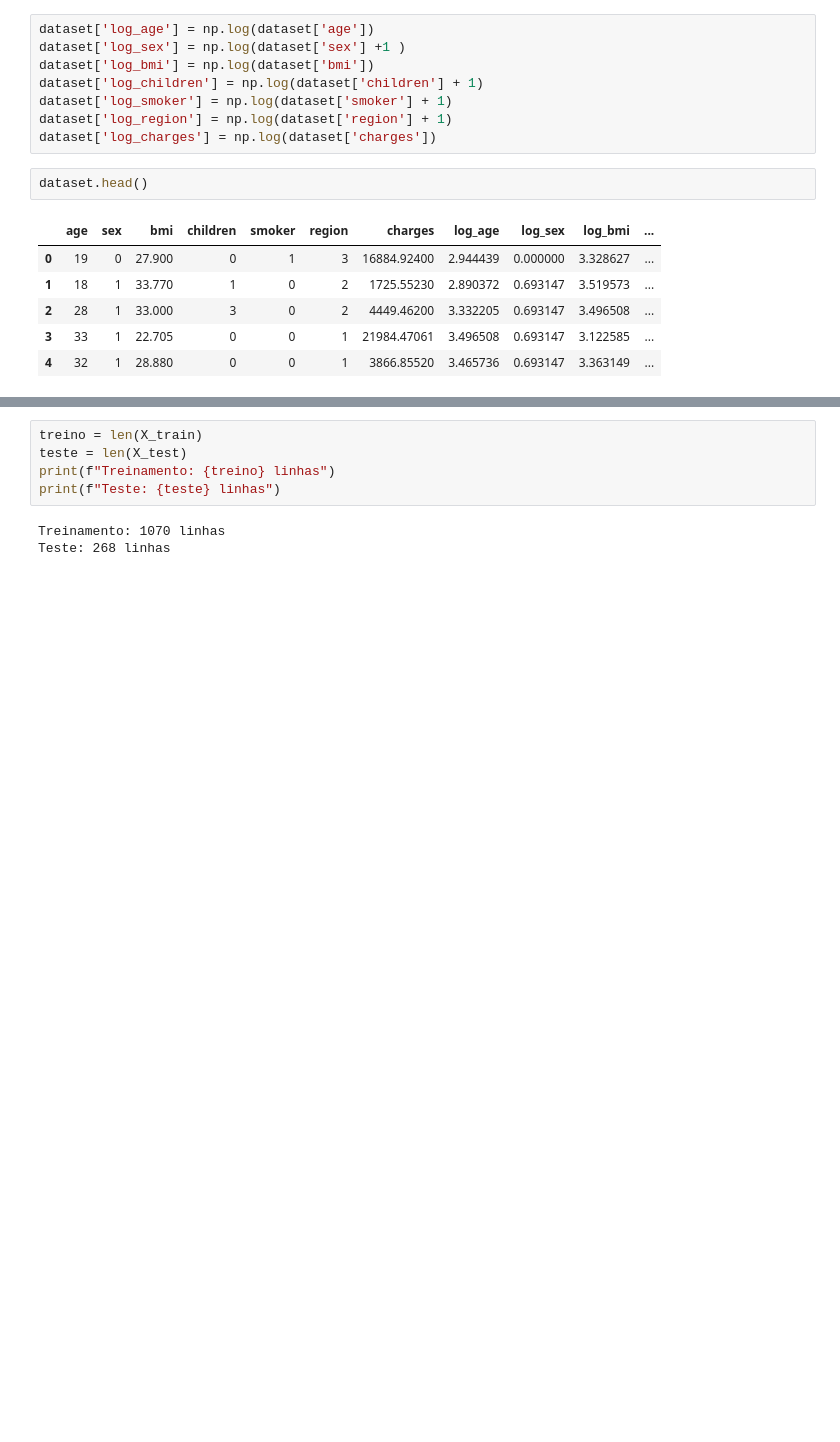
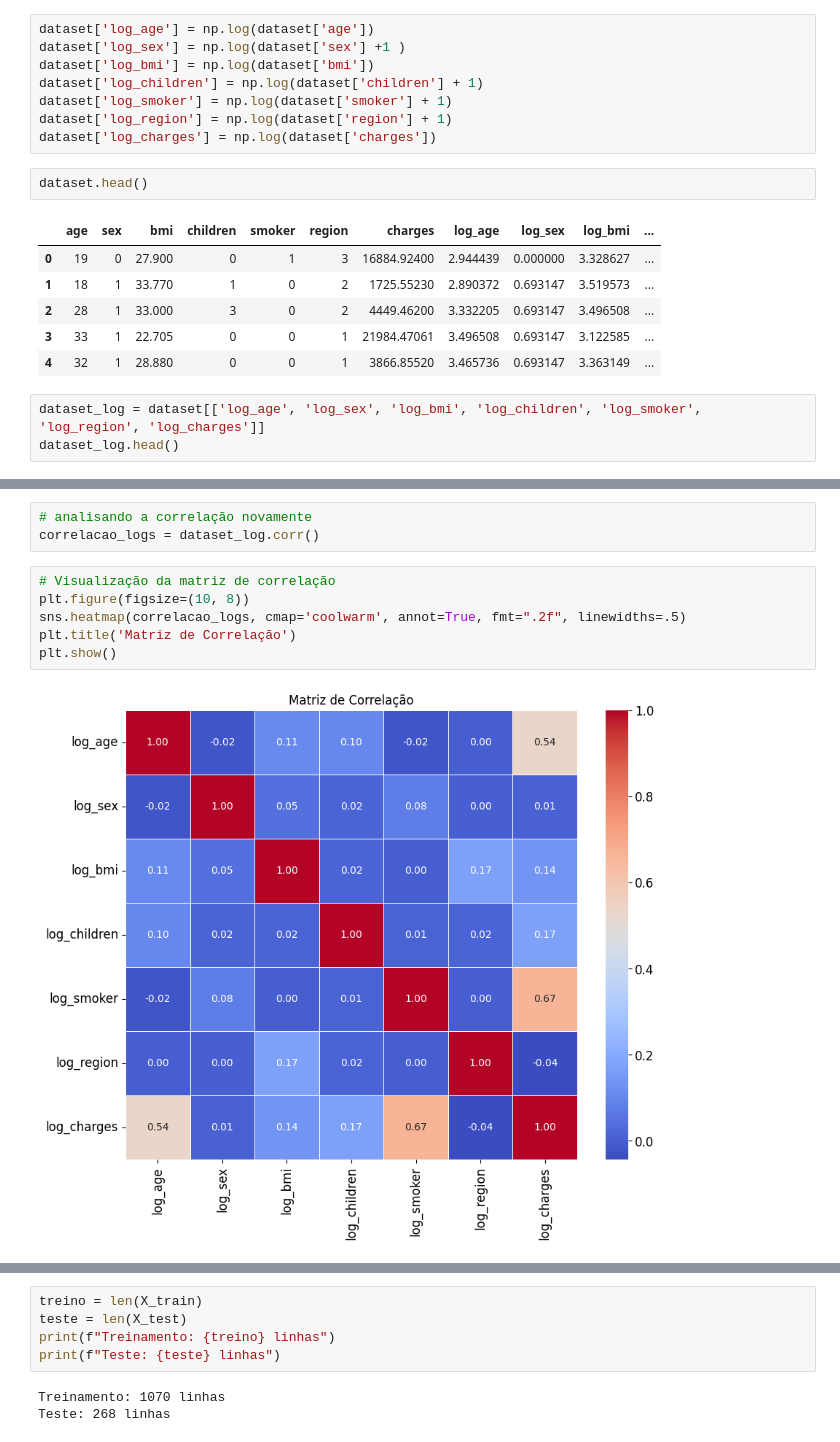
Before and after one commit to biancaalvesb/FIAP_POS_IA_ML, a Jupyter notebook: regressao_tech_challenge_1.ipynb, the cells around one changed output, grey strips where cells are left out. Cells and saved outputs as stored; diff of their text form; blank space fills up the shorter version.

```diff
--- a/regressao_tech_challenge_1.ipynb
+++ b/regressao_tech_challenge_1.ipynb
@@ -260,3 +289,6 @@ dataset.head()
 | 2 | 28 | 1 | 33.000 | 3 | 0 | 2 | 4449.46200 | 3.332205 | 0.693147 | 3.496508 | ... |
 | 3 | 33 | 1 | 22.705 | 0 | 0 | 1 | 21984.47061 | 3.496508 | 0.693147 | 3.122585 | ... |
 | 4 | 32 | 1 | 28.880 | 0 | 0 | 1 | 3866.85520 | 3.465736 | 0.693147 | 3.363149 | ... |
+# %%
+dataset_log = dataset[['log_age', 'log_sex', 'log_bmi', 'log_children', 'log_smoker', 'log_region', 'log_charges']]
+dataset_log.head()
@@ -274,0 +324,11 @@ dataset['log_charges'].hist(bins=50)
+# %%
+# analisando a correlação novamente
+correlacao_logs = dataset_log.corr()
+# %%
+# Visualização da matriz de correlação
+plt.figure(figsize=(10, 8))
+sns.heatmap(correlacao_logs, cmap='coolwarm', annot=True, fmt=".2f", linewidths=.5)
+plt.title('Matriz de Correlação')
+plt.show()
+# %% [output]
+[figure, added]
```
Also changed, not shown: parts of 35 cells of this notebook.
